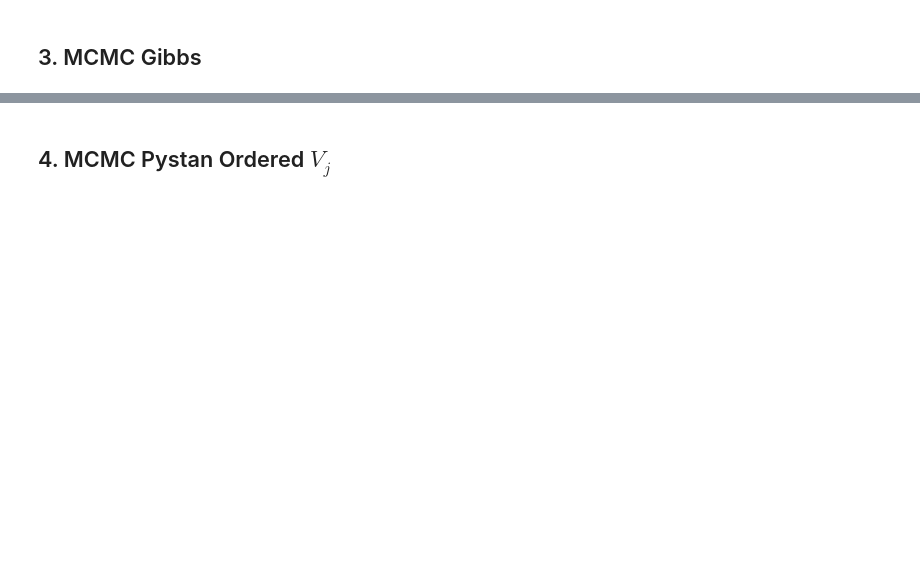
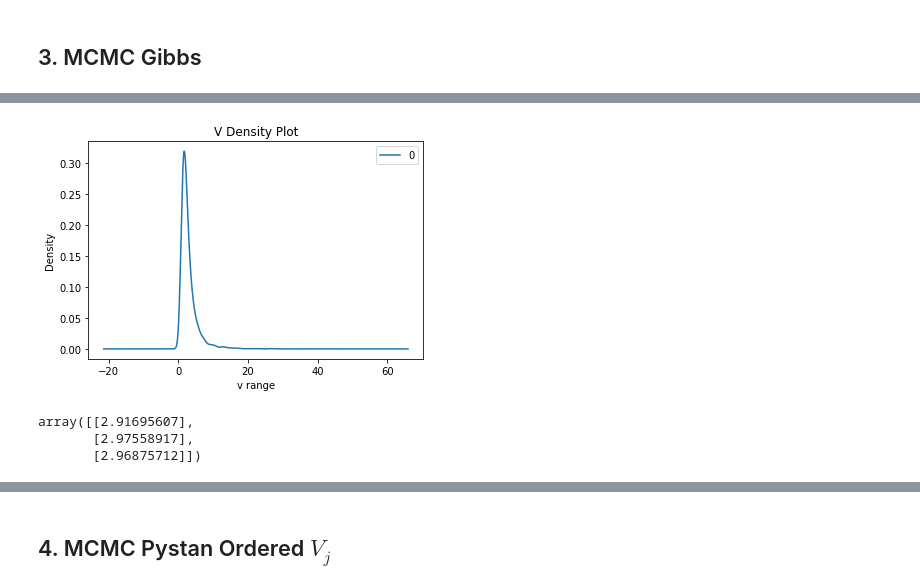
Before and after one commit to LeonCaesa/Gibbs, a Jupyter notebook: Match.ipynb, the cells around one changed output, grey strips where cells are left out. Saved outputs shown, nothing was run; the diff lists cells and outputs as text; code cells hidden in the pictures; blank space fills up the shorter version.

```diff
--- a/Match.ipynb
+++ b/Match.ipynb
@@ -116,11 +123,17 @@ print(sigma2_star)
 sigma2_list = get_trace_list(mcmc_list, 'sigma2_list')
 Z_list = get_trace_list(mcmc_list, 'Z_list')
 W_list = get_trace_list(mcmc_list, 'W_list')
-#v_list = get_trace_list(mcmc_list, 'v_list')
+v_list = get_trace_list(mcmc_list, 'v_list')
 # %%
-#v_table = plot_v_density(v_list)
+v_table = plot_v_density(v_list)
+# %% [output]
+[figure, added]
 # %%
-#np.mean(v_list, axis=1)
+np.mean(v_list, axis=1)
+# %% [output]
+array([[2.91695607],
+       [2.97558917],
+       [2.96875712]])
 # %%
 print(v_star_list)
 # %% [output]
```
Also changed, not shown: parts of 35 cells of this notebook, 4 other files.
